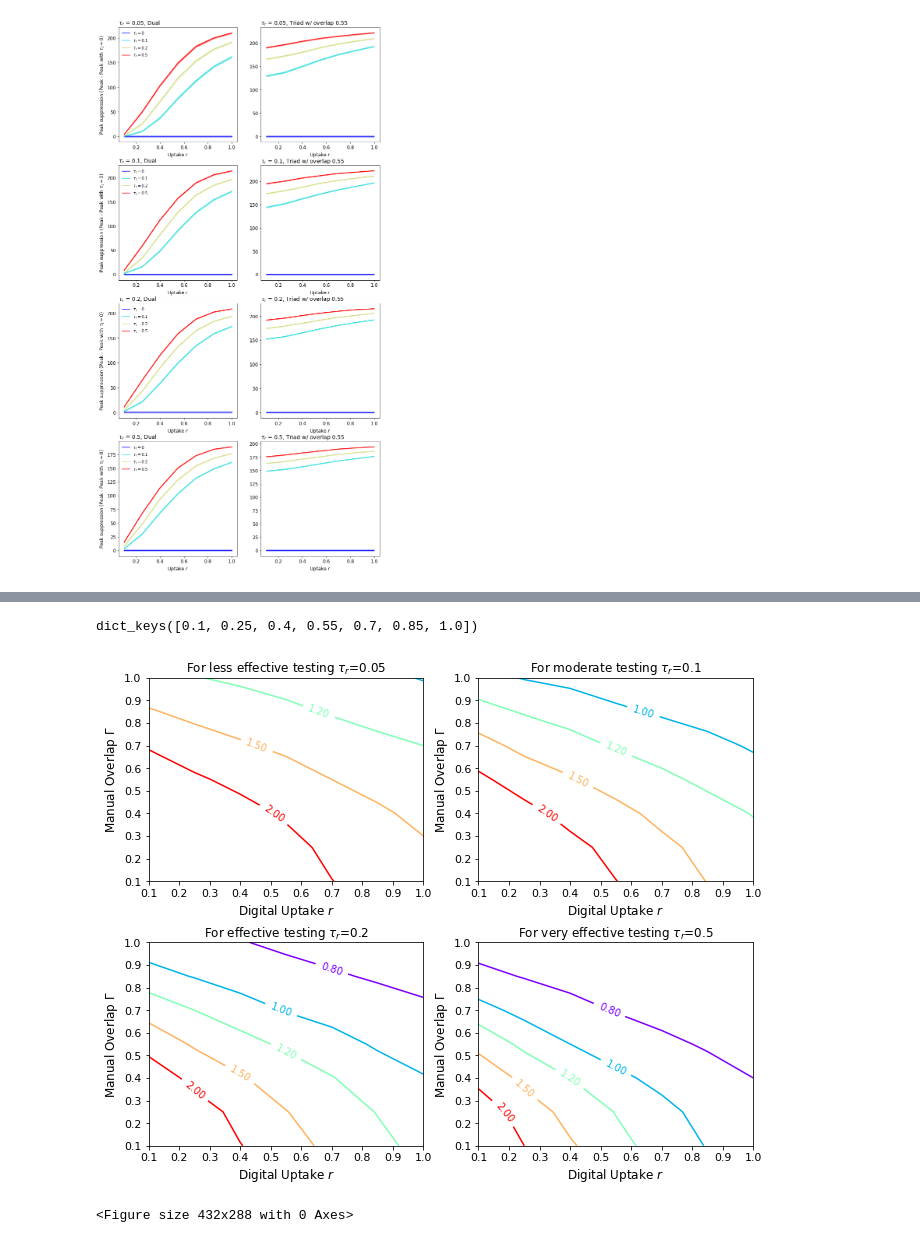
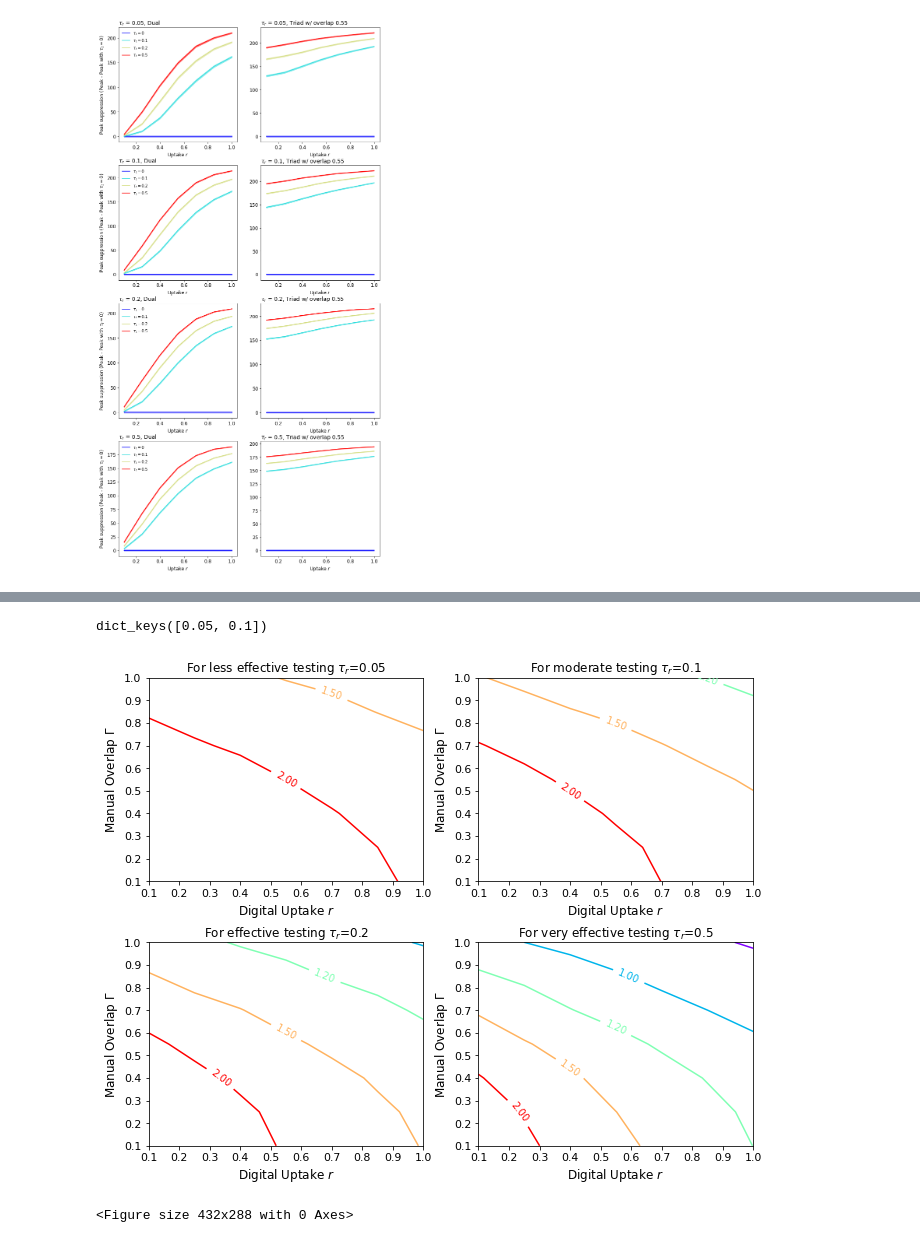
Before and after one commit to andrei-rusu/contact-tracing-model, a Jupyter notebook: notebooks/PlotResults.ipynb, the cells around one changed output, grey strips where cells are left out. Cells and saved outputs as stored; diff of their text form; code cells hidden in the pictures.

```diff
--- a/notebooks/PlotResults.ipynb
+++ b/notebooks/PlotResults.ipynb
@@ -700,5 +697,5 @@ import os
 os.chdir('D:\OneDrive - University of Southampton\PhD\Contact')
 import lib.utils as ut
 ut.rel(ut)
-resi = ut.process_json_results('data/run/batch8_pbs/', overlap_to_capture='overlap_two')
-al = resi[.2]
+holmekim = ut.process_json_results('data/run/batch8_pbs/', overlap_to_capture='overlap_two')
+# al = resi[.2]
@@ -705,2 +705,4 @@ al = resi[.2]
+# %%
+ali = holmekim[.2]
 # %%
 al = resi[.2]
@@ -1140,4 +1137,0 @@ sts10[1][1][0][taur][metric][0]
-# %%
-al[2].keys()
-# %% [output]
-dict_keys([0.1, 0.25, 0.4, 0.55, 0.7, 0.85, 1.0])
@@ -1144,3 +1141,7 @@ dict_keys([0.1, 0.25, 0.4, 0.55, 0.7, 0.85, 1.0])
+# %%
+sts10[1][1][0.2].keys()
+# %% [output]
+dict_keys([0.05, 0.1])
 # %%
 metric = 'r-eff'
 key_to_plot = 'mean'
@@ -1151,15 +1152,15 @@ import numpy as np
 import math
 %matplotlib inline
 
-sts10 = al[1]
-sts20 = al[2]
+sts10 = ali[1]
+sts20 = ali[2]
 
 contour = True
 projection = {} if contour else {'projection':'3d'}
 
 import matplotlib.pyplot as plt
 uptakes = overlaps = sorted(sts10.keys())
-tauts = [.5]
+tauts = [.2]
 taurs = [.05, .1, .2, .5]
 fig, ax = plt.subplots(2, 2, figsize=(12, 13), subplot_kw=projection)
 fig.subplots_adjust(top=.5, bottom=0, left=.5, right=1.2, hspace=0.3)
@@ -1168,7 +1169,7 @@ colors = plt.cm.rainbow(np.linspace(0, 1, len(tauts)))
 
 X, Y = np.meshgrid(uptakes, overlaps)
 
-taut_forced = 0.2
+taut_forced = 0.1
 
 test_type = {0.05: 'less effective', 0.1: 'moderate', 0.2: 'effective', 0.5: 'very effective'}
 
@@ -1189,8 +1190,8 @@ for i, taur in enumerate(taurs):
     #         try:
                 item = sts10[uptake][1][taut][taur][metric][0]
                 item_20 = sts20[uptake][overlap][taut][taur][metric][0]
-                to_plot.append(item[key_to_plot])
-                to_plot_20.append(item_20[key_to_plot])
+                to_plot.append(utils.r_from_growth(item[key_to_plot]))
+                to_plot_20.append(utils.r_from_growth(item_20[key_to_plot]))
                 error.append(item[err])
                 error_20.append(item_20[err])
     #         except:
@@ -1213,34 +1214,34 @@ for i, taur in enumerate(taurs):
         j = i // 2
         l = i % 2
 
         if not contour:
             surf = ax[j][l].plot_surface(X, Y, to_plot_20, label=r'$\tau_t = $'+str(taut), color=colors[t])
             surf._facecolors2d = surf._facecolor3d
             surf._edgecolors2d = surf._edgecolor3d
         else:
             taut = .5
             levels = [.8, 1, 1.2, 1.5, 2]
             colors = plt.cm.rainbow(np.linspace(0, 1, len(levels)))
             CS=ax[j][l].contour(X, Y, to_plot_20, levels=levels, colors=colors)
             ax[j][l].clabel(CS, fontsize=10, inline=1, fmt='%0.2f')
 
         ax[j][l].set_title('For ' + test_type[taur] + r' testing $\tau_r$='+str(taur))
     #     ax[j][l]._facecolors2d = ax[j][l]._facecolor3d
     #     ax[j][l]._edgecolors2d = ax[j][l]._edgecolor3d
     #             ax[i][k].fill_between(uptakes, to_plot_20-error_20, to_plot_20+error_20, color=colors[j], alpha=.5)
         ax[j][l].tick_params(axis='both', which='major', labelsize=11)
 #         ax[j][l].legend(loc='upper right', prop={'size': 10}, frameon=False)
     #     ax[j][l].set_ylim(-50, 1000)
     #     ax[j][l].set_ylim(-50, 1000)
         ax[j][l].set_xlabel(r'Digital Uptake $r$', fontsize=12)
         ax[j][l].set_ylabel(r'Manual Overlap $\Gamma$', fontsize=12)
         ax[j][l].set_xticks(np.arange(min(uptakes), max(uptakes)+.1, .1))
 #         ax[j][l].set_zlabel(r'$R_{eff}$ during Week 1')
 #         ax[j][l].set_zlim(0, 6)
 # plt.savefig('fig/triad-false-pos.pdf', format='pdf', bbox_inches = 'tight')
 # plt.savefig('fig/triad-pareto-2d.pdf', format='pdf', bbox_inches = 'tight')
 # %% [output]
-[figure, old version]
+[figure, new version]
 # %%
 plt.savefig('fig/triad-pareto-2d.pdf', format='pdf', bbox_inches = 'tight')
 # %% [output]
```
Also changed, not shown: parts of 14 cells of this notebook, 6 other files.
